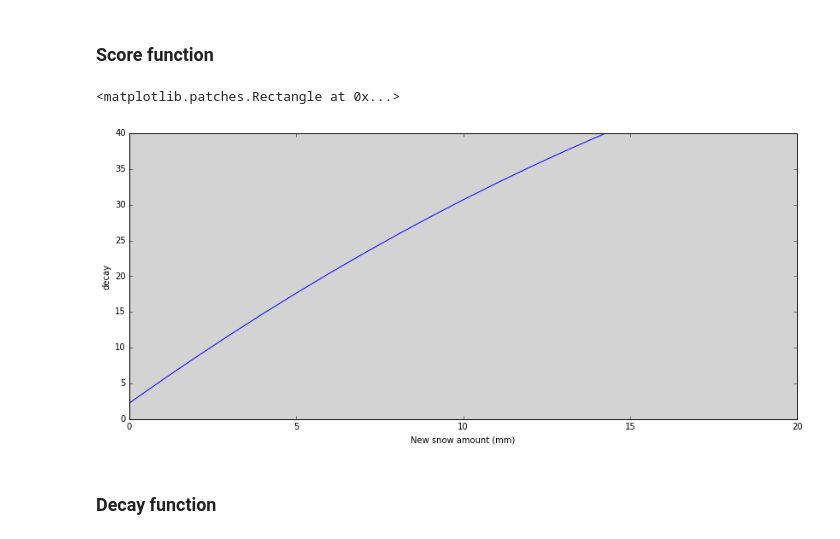
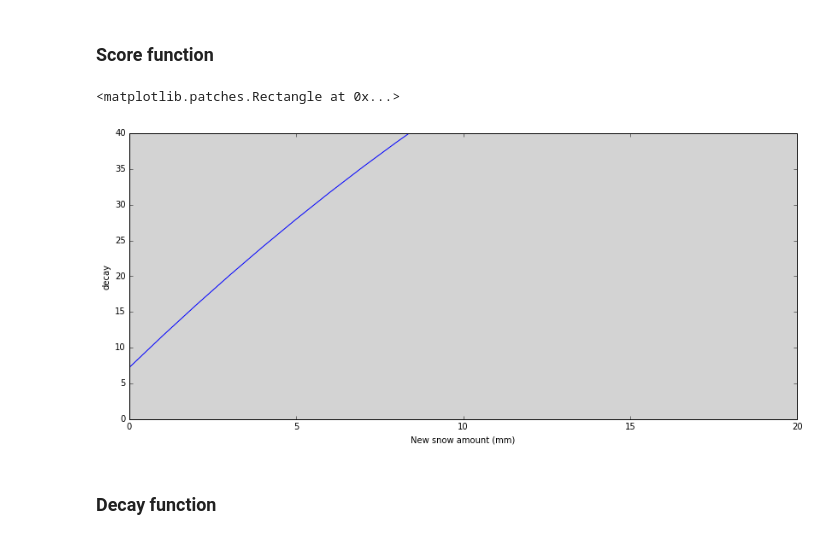
Before and after one commit to kmunve/APS, a Jupyter notebook: aps/notebooks/new_snow_problem.ipynb, the cells around one changed output. Saved outputs shown, nothing was run; the diff lists cells and outputs as text; code cells hidden in the pictures.

```diff
--- a/aps/notebooks/new_snow_problem.ipynb
+++ b/aps/notebooks/new_snow_problem.ipynb
@@ -257,40 +257,40 @@ def decay_func(x, a, b):
 # %%
 # Hourly new snow amount in mm water equivalent
 control_points = np.array([
         [0.05, 0.],
-        [0.2, 2.],
-        [0.5, 5.],
-        [1., 8.],
-        [4., 15.],
-        [10., 30.],
-        [20., 50.]
+        [0.2, 5.],
+        [0.5, 10.],
+        [1., 20.],
+        [4., 30.],
+        [10., 40.],
+        [20., 70.]
     ])
 new_snow_1h_cat = control_points[:, 0] #np.array([-2, 0.1, 0.2, 0.5, 1.0, 4.0, 10.0])
 new_snow_1h_score = control_points[:, 1] #np.array([100.0, 50.0, 15.0, 2.0, 0.0, -10.0, -50])
 
 
 #params = curve_fit(score_func, new_snow_1h_cat, new_snow_1h_score)
 
 #[a, b, c] = params[0]
 #print(a, b, c)
 
 new_snow_1h_fit = np.polyfit(new_snow_1h_cat, new_snow_1h_score, 2)
 score_new_snow_1h = np.poly1d(new_snow_1h_fit)
 
 x = np.arange(0, 40.0)
 res = score_new_snow_1h(x)
 #res1 = score_func(x, a, b, c)
 
 plt.scatter(new_snow_1h_cat, new_snow_1h_score)
 plt.plot(x, res)
 #plt.plot(x, res1)
 plt.xlabel('New snow amount (mm)')
 plt.ylabel('decay')
 plt.xlim(0, 20); plt.ylim(0, 40)
 plt.gca().add_patch(Rectangle((0, 0), 40, 100, edgecolor="lightgrey", facecolor="lightgrey"))
 # %% [output]
 <matplotlib.patches.Rectangle at 0x...>
-[figure, old version]
+[figure, new version]
 # %% [markdown]
 ### Decay function
 # %%
```
Also changed, not shown: parts of 4 cells of this notebook.
